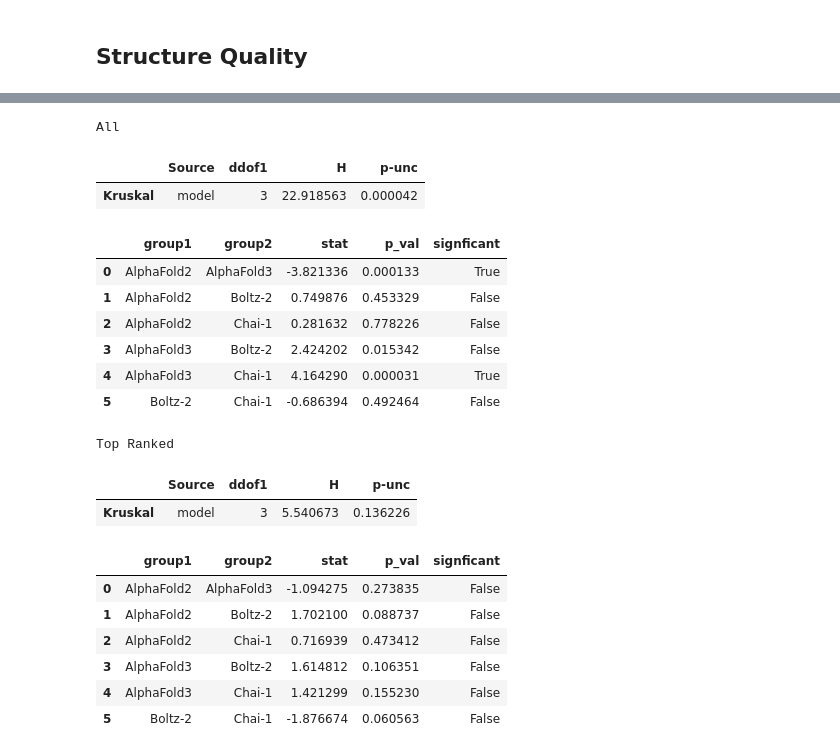
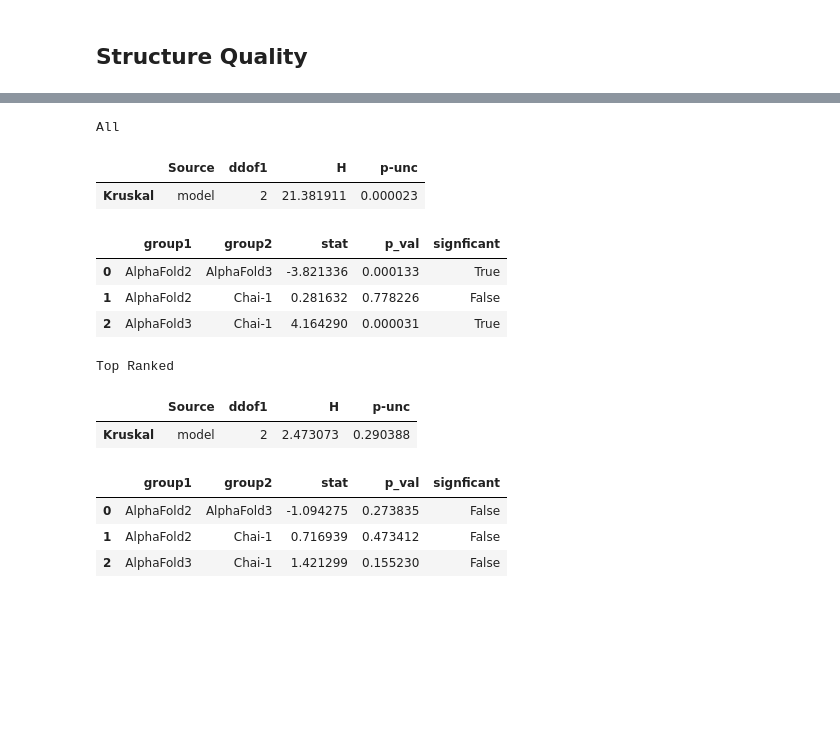
Before and after one commit to benjiemc/tcr-pmhc-predicted-structures, a Jupyter notebook: notebooks/benchmark_structure_prediction_methods.ipynb, the cells around one changed output, grey strips where cells are left out. Cells and saved outputs as stored; diff of their text form; code cells hidden in the pictures; blank space fills up the shorter version.

```diff
--- a/notebooks/benchmark_structure_prediction_methods.ipynb
+++ b/notebooks/benchmark_structure_prediction_methods.ipynb
@@ -492,6 +495,7 @@ chai_confidence_scores_benchmark.loc[
 
 chai_dockq_scores = pd.read_csv('../data/processed/predicted_chai_af3_tcrmodel2_dockq_benchmark.csv')
 chai_dockq_scores['model'] = 'Chai-1'
+chai_dockq_scores['pdb_id'] = chai_dockq_scores['name'].map(lambda name: name.split('_')[-2])
 
 chai_dockq_scores = chai_dockq_scores.merge(
     chai_confidence_scores_benchmark, how='inner', on=['name', 'seed', 'sample']
@@ -506,6 +510,7 @@ af2_confidence_scores_benchmark.loc[
 
 af2_dockq_scores = pd.read_csv('../data/processed/predicted_af2_af3_tcrmodel2_dockq_benchmark.csv')
 af2_dockq_scores['model'] = 'AlphaFold2'
+af2_dockq_scores['pdb_id'] = af2_dockq_scores['name'].map(lambda name: name.split('_')[-2])
 
 af2_dockq_scores = af2_dockq_scores.merge(af2_confidence_scores_benchmark, how='inner', on=['name', 'seed', 'sample'])
 # %%
@@ -515,10 +539,21 @@ dockq_scores.loc[dockq_scores['DockQ'].isna(), 'DockQ'] = 0.0
+# %%
+dockq_scores_no_boltz = dockq_scores.query("model != 'Boltz-2'")
 # %%
 fig, axes = plt.subplots(1, 2, figsize=(10, 5))
 
-for ax, title, data in zip(axes, ('All', 'Top Ranked'), (dockq_scores, dockq_scores.query('top_rank')), strict=True):
+for ax, title, data in zip(
+    axes, ('All', 'Top Ranked'), (dockq_scores_no_boltz, dockq_scores_no_boltz.query('top_rank')), strict=True
+):
     ax.set_title(title)
+    for label, cutoff, colour in (
+        ('↑Acceptable', CAPRI_ACCEPTABLE_CUTOFF, '#ff7f7f'),
+        ('↑Medium', CAPRI_MEDIUM_CUTOFF, '#ff1a1a'),
+        ('↑High', CAPRI_HIGH_CUTOFF, '#7f0d0d'),
+    ):
+        ax.text(-0.5, cutoff + 0.01, label, color=colour)
+        ax.axhline(cutoff, linestyle='dashed', color=colour)
 
-    sns.boxplot(data.sort_values('model'), x='model', y='DockQ', ax=ax)
+    sns.boxplot(data.sort_values('model'), x='model', y='DockQ', ax=ax, zorder=3, boxprops={'alpha': 0.75})
 
     ax.set_ylim(-0.05, 1.0)
 
@@ -536,43 +571,39 @@ sns.displot(dockq_scores.query('top_rank'), col='model', x='DockQ', kind='hist')
 # %%
-for title, data in zip(('All', 'Top Ranked'), (dockq_scores, dockq_scores.query('top_rank')), strict=True):
+for title, data in zip(
+    ('All', 'Top Ranked'), (dockq_scores_no_boltz, dockq_scores_no_boltz.query('top_rank')), strict=True
+):
     print(title)
 
     ipy_display.display(pg.kruskal(data, dv='DockQ', between='model'))
 
     groups = list(data.groupby('model')['DockQ'])
 
     significance_level = 0.05 / len(groups)
 
     results = collections.defaultdict(list)
     for (group1_name, group1), (group2_name, group2) in itertools.combinations(groups, 2):
         stat, p_val = stats.ranksums(group1, group2, alternative='two-sided')
 
         results['group1'].append(group1_name)
         results['group2'].append(group2_name)
         results['stat'].append(stat)
         results['p_val'].append(p_val)
         results['signficant'].append(p_val < significance_level)
 
     ipy_display.display(pd.DataFrame(results))
     print()
 # %% [output]
 All
 |  | Source | ddof1 | H | p-unc |
-| Kruskal | model | 3 | 22.918563 | 0.000042 |
+| Kruskal | model | 2 | 21.381911 | 0.000023 |
 |  | group1 | group2 | stat | p_val | signficant |
 | 0 | AlphaFold2 | AlphaFold3 | -3.821336 | 0.000133 | True |
-| 1 | AlphaFold2 | Boltz-2 | 0.749876 | 0.453329 | False |
-| 2 | AlphaFold2 | Chai-1 | 0.281632 | 0.778226 | False |
-| 3 | AlphaFold3 | Boltz-2 | 2.424202 | 0.015342 | False |
-| 4 | AlphaFold3 | Chai-1 | 4.164290 | 0.000031 | True |
-| 5 | Boltz-2 | Chai-1 | -0.686394 | 0.492464 | False |
+| 1 | AlphaFold2 | Chai-1 | 0.281632 | 0.778226 | False |
+| 2 | AlphaFold3 | Chai-1 | 4.164290 | 0.000031 | True |
 Top Ranked
 |  | Source | ddof1 | H | p-unc |
-| Kruskal | model | 3 | 5.540673 | 0.136226 |
+| Kruskal | model | 2 | 2.473073 | 0.290388 |
 |  | group1 | group2 | stat | p_val | signficant |
 | 0 | AlphaFold2 | AlphaFold3 | -1.094275 | 0.273835 | False |
-| 1 | AlphaFold2 | Boltz-2 | 1.702100 | 0.088737 | False |
-| 2 | AlphaFold2 | Chai-1 | 0.716939 | 0.473412 | False |
-| 3 | AlphaFold3 | Boltz-2 | 1.614812 | 0.106351 | False |
-| 4 | AlphaFold3 | Chai-1 | 1.421299 | 0.155230 | False |
-| 5 | Boltz-2 | Chai-1 | -1.876674 | 0.060563 | False |
+| 1 | AlphaFold2 | Chai-1 | 0.716939 | 0.473412 | False |
+| 2 | AlphaFold3 | Chai-1 | 1.421299 | 0.155230 | False |
```
Also changed, not shown: parts of 16 cells of this notebook.
